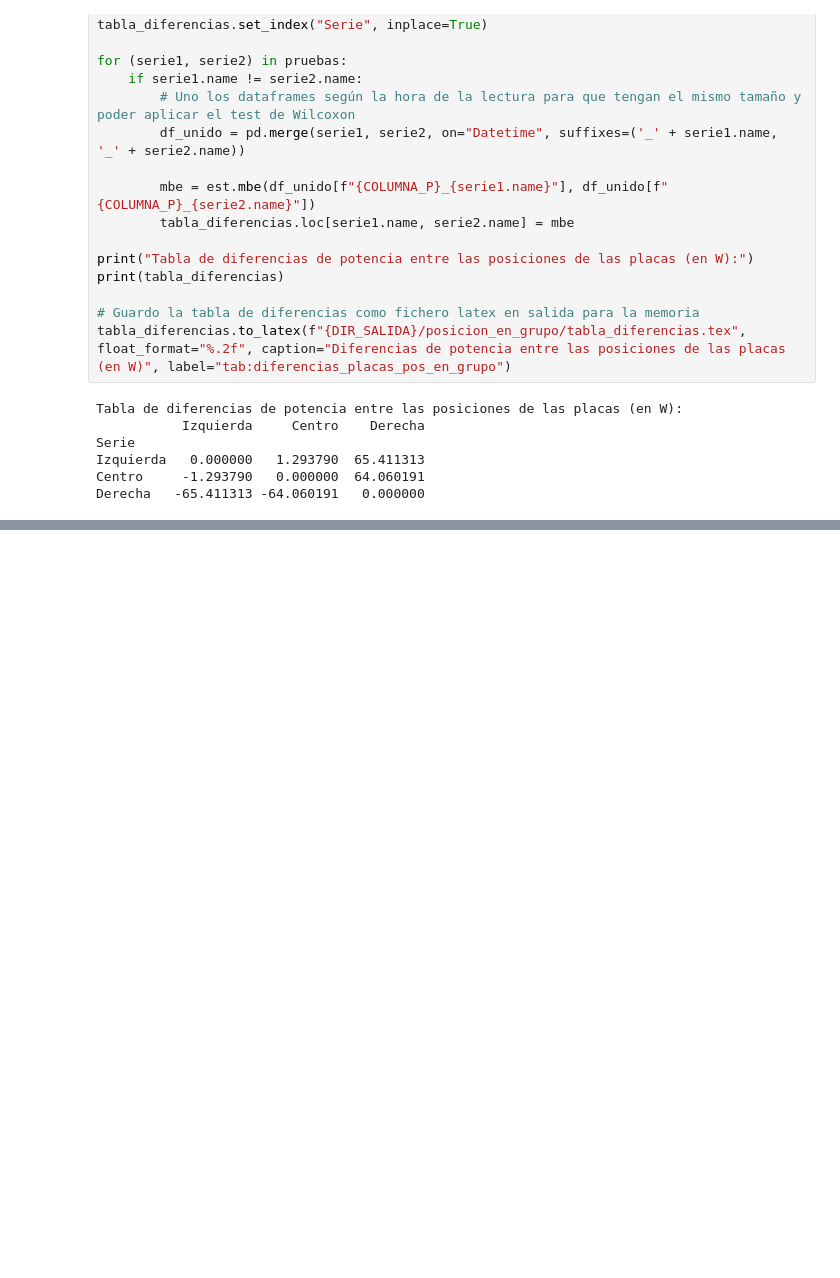
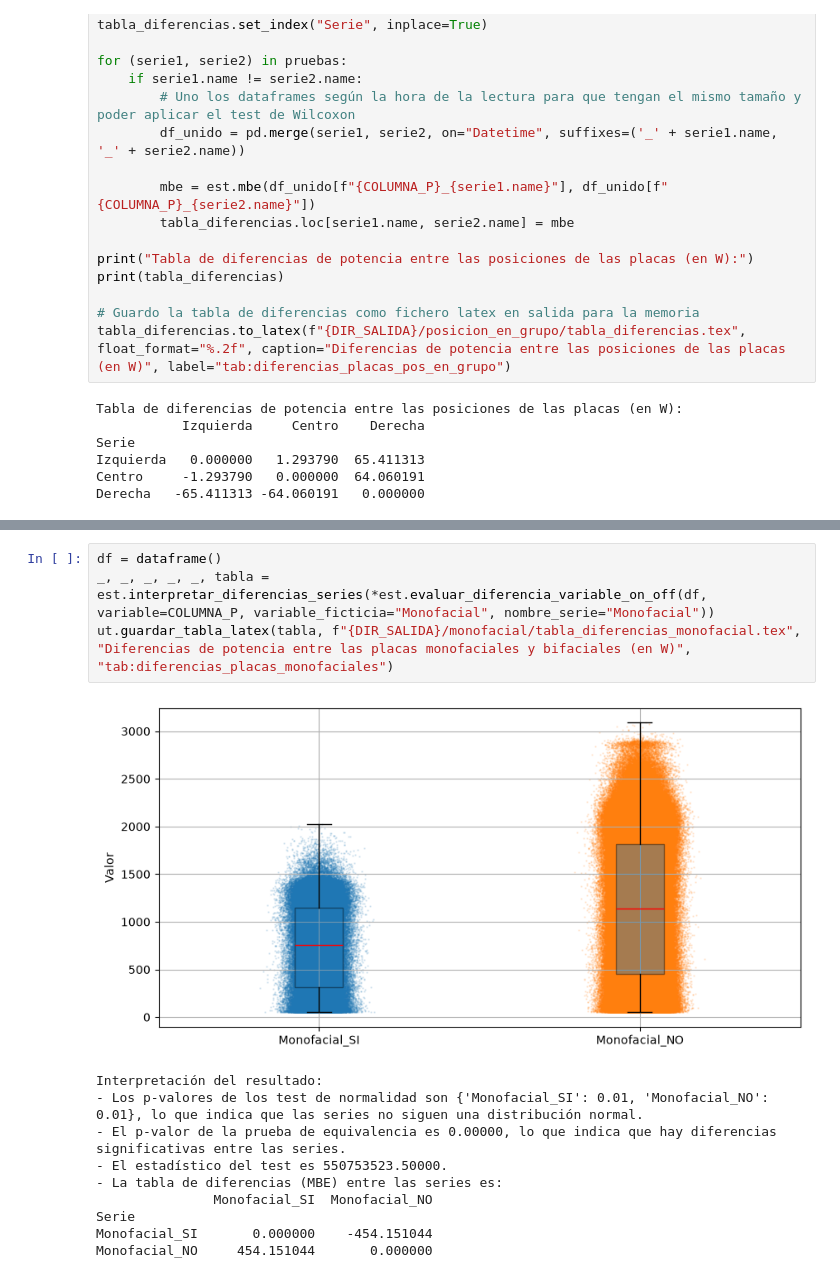
Before and after one commit to jcv00036/extracurriculares_simidat_scripts, a Jupyter notebook: cuadernos/estudio_disposiciones.ipynb, the cells around one changed output, grey strips where cells are left out. Cells and saved outputs as stored; diff of their text form; blank space fills up the shorter version.

```diff
--- a/cuadernos/estudio_disposiciones.ipynb
+++ b/cuadernos/estudio_disposiciones.ipynb
@@ -168,0 +187,15 @@ Derecha   -65.411313 -64.060191   0.000000
+# %%
+df = dataframe()
+_, _, _, _, _, tabla = est.interpretar_diferencias_series(*est.evaluar_diferencia_variable_on_off(df, variable=COLUMNA_P, variable_ficticia="Monofacial", nombre_serie="Monofacial"))
+ut.guardar_tabla_latex(tabla, f"{DIR_SALIDA}/monofacial/tabla_diferencias_monofacial.tex", "Diferencias de potencia entre las placas monofaciales y bifaciales (en W)", "tab:diferencias_placas_monofaciales")
+# %% [output]
+[figure, added]
+Interpretación del resultado:
+- Los p-valores de los test de normalidad son {'Monofacial_SI': 0.01, 'Monofacial_NO': 0.01}, lo que indica que las series no siguen una distribución normal.
+- El p-valor de la prueba de equivalencia es 0.00000, lo que indica que hay diferencias significativas entre las series.
+- El estadístico del test es 550753523.50000.
+- La tabla de diferencias (MBE) entre las series es:
+               Monofacial_SI  Monofacial_NO
+Serie
+Monofacial_SI       0.000000    -454.151044
+Monofacial_NO     454.151044       0.000000
```
Also changed, not shown: parts of 3 cells of this notebook, 2 other files.
